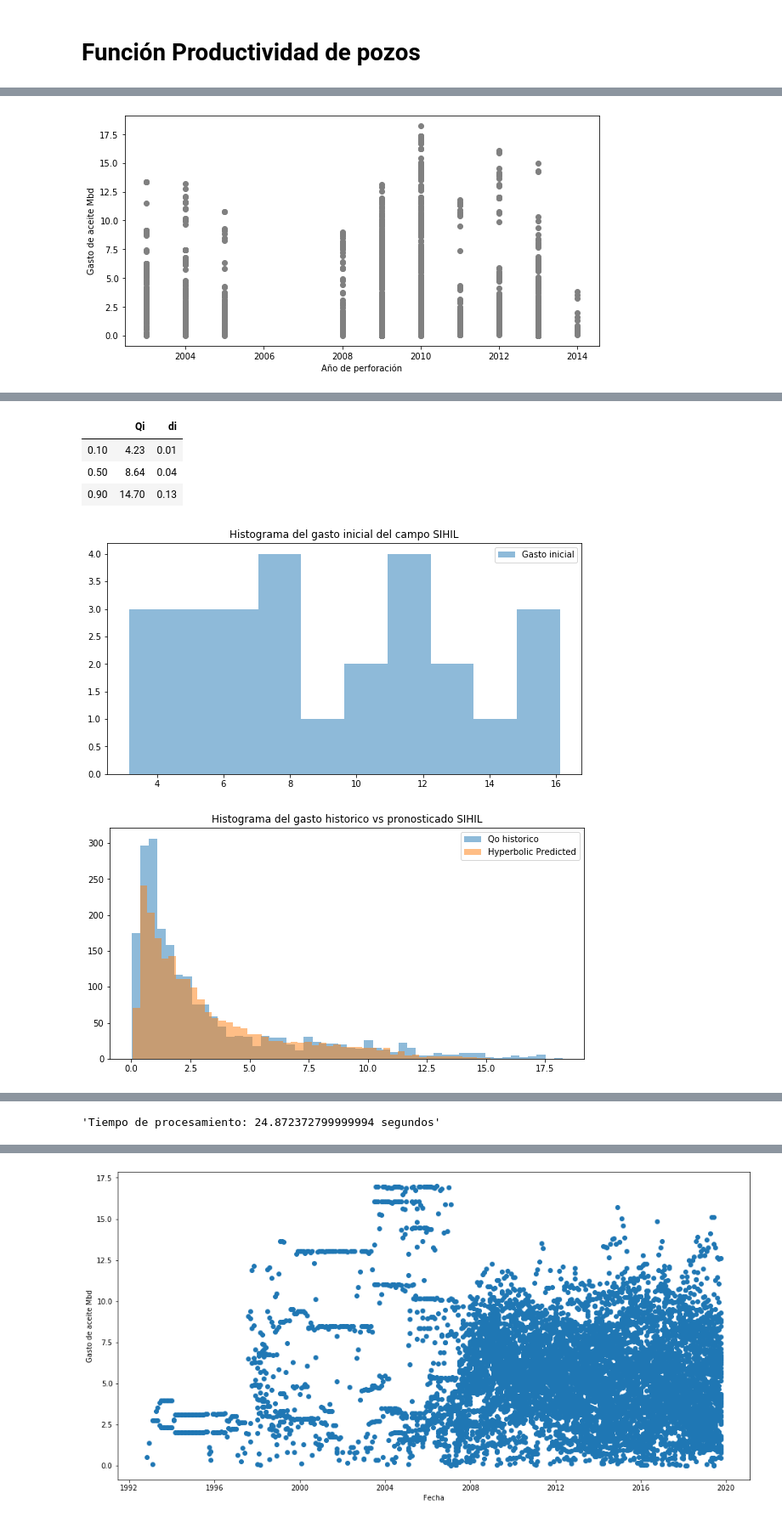
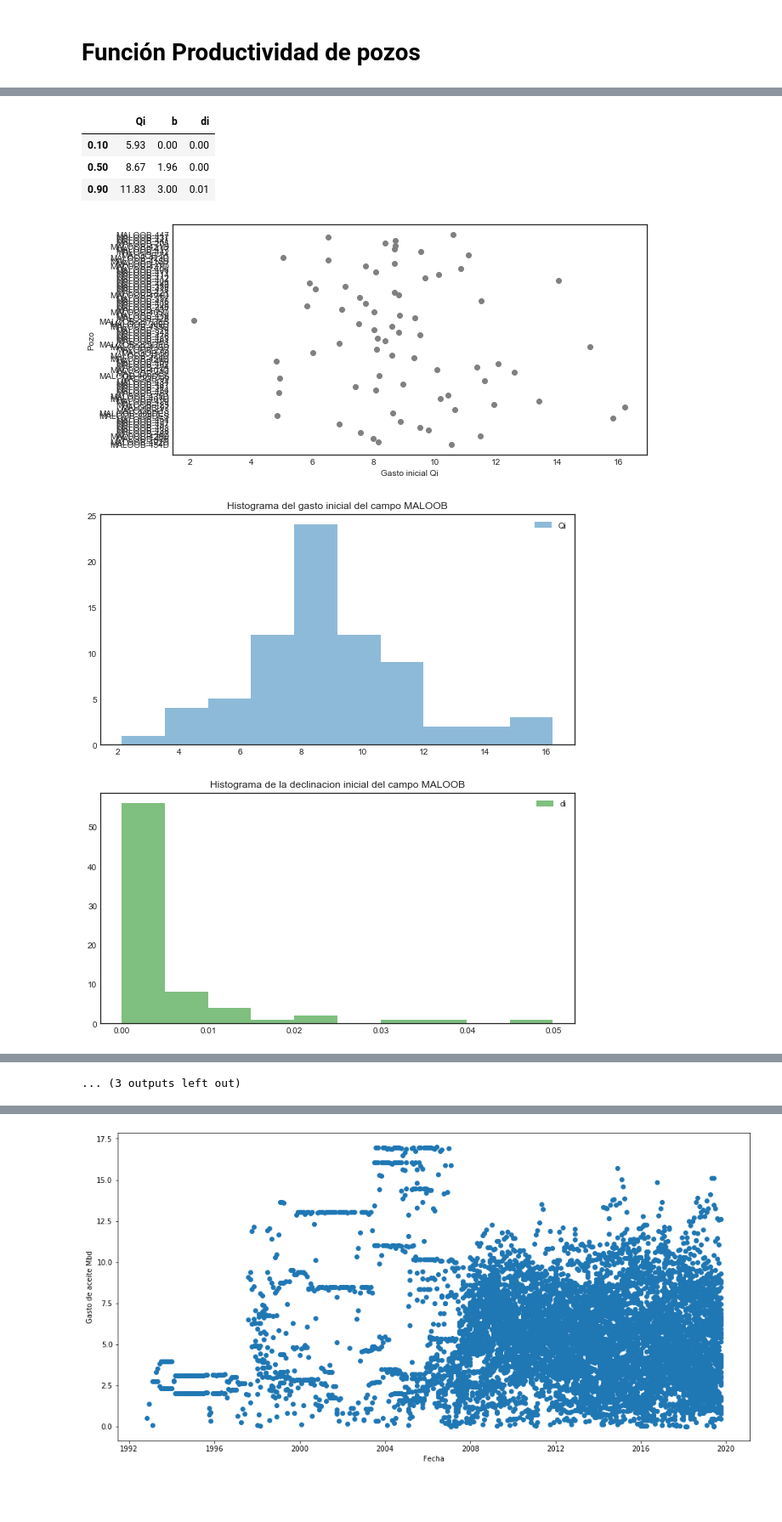
Before and after one commit to eliasft/projects, a Jupyter notebook: productividad_final.ipynb, the cells around one changed output, grey strips where cells are left out. Shown at 85% size. Saved outputs shown, nothing was run; the diff lists cells and outputs as text; code cells hidden in the pictures; blank space fills up the shorter version.

```diff
--- a/productividad_final.ipynb
+++ b/productividad_final.ipynb
@@ -21,6 +21,8 @@ from datetime import datetime, timedelta,date
 import timeit
 
 import warnings
+
+plt.style.use('seaborn-white')
 # %%
 pd.set_option('display.max_rows', 100_000_000)
 pd.set_option('display.max_columns', 100_000_000)
@@ -363,5 +424,5 @@ def productividad():
 
     return display('Tiempo de procesamiento: ' +str(tac)+' segundos')
 # %%
-productividad()
+productividad('aceite_Mbd')
 # %% [output]
@@ -385 +445,0 @@ Name: aceite_Mbd, dtype: float64
-[figure, old version]
@@ -395,6 +455,7 @@ Name: aceite_Mbd, dtype: float64
-|  | Qi | di |
-| 0.10 | 4.23 | 0.01 |
-| 0.50 | 8.64 | 0.04 |
-| 0.90 | 14.70 | 0.13 |
+|  | Qi | b | di |
+| 0.10 | 5.93 | 0.00 | 0.00 |
+| 0.50 | 8.67 | 1.96 | 0.00 |
+| 0.90 | 11.83 | 3.00 | 0.01 |
+[figure, new version]
-[figure, old version]
+[figure, new version]
-[figure, old version]
+[figure, new version]
@@ -402 +463 @@ Name: aceite_Mbd, dtype: float64
-'Tiempo de procesamiento: 24.872372799999994 segundos'
+... (3 outputs left out)
```
Also changed, not shown: parts of 10 cells of this notebook, 3 other files.
